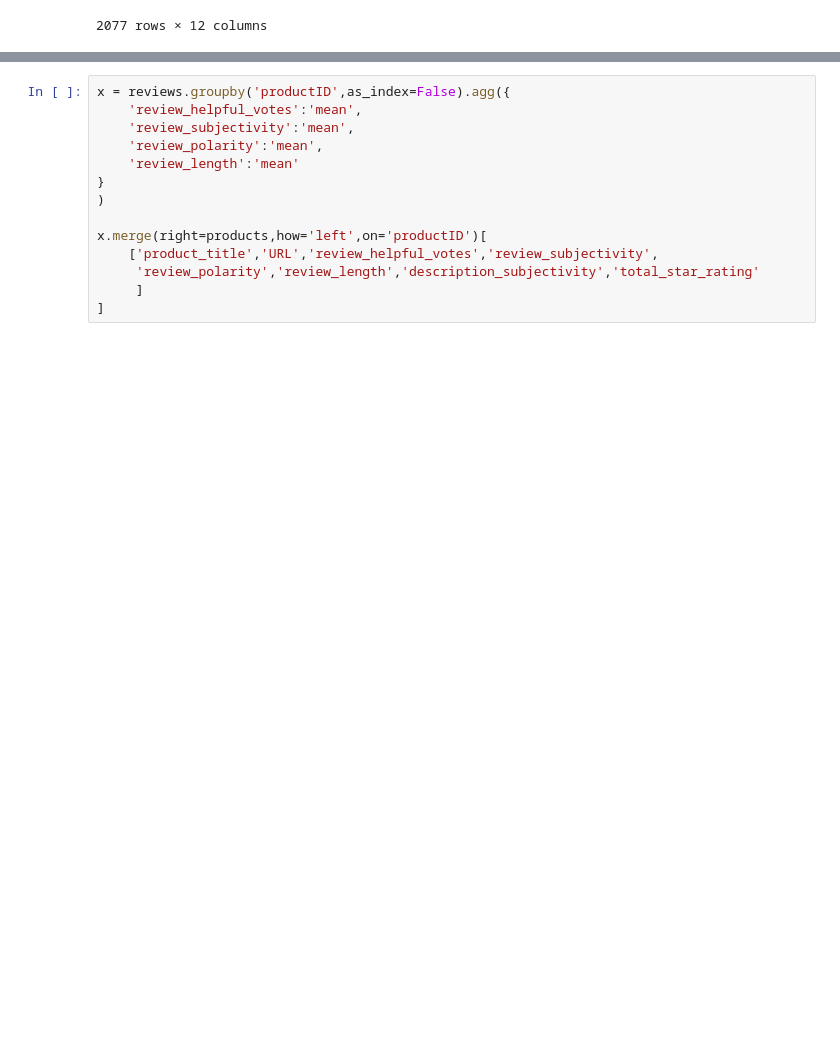
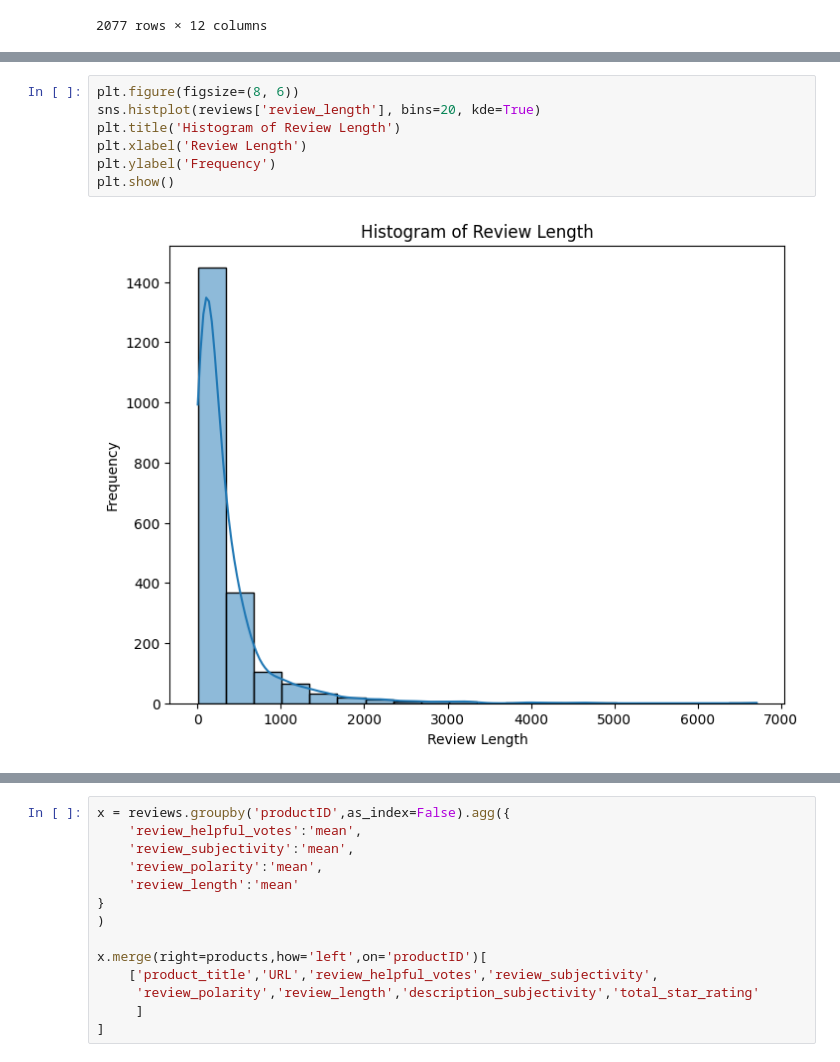
Before and after one commit to aneeshkhole/Perceived-Usefulness-of-online-customer-reviews, a Jupyter notebook: src/Amazon_Review_data_scraping.ipynb, the cells around one changed output, grey strips where cells are left out. Cells and saved outputs as stored; diff of their text form; blank space fills up the shorter version.

```diff
--- a/src/Amazon_Review_data_scraping.ipynb
+++ b/src/Amazon_Review_data_scraping.ipynb
@@ -307,0 +331,9 @@ reviews
+# %%
+plt.figure(figsize=(8, 6))
+sns.histplot(reviews['review_length'], bins=20, kde=True)
+plt.title('Histogram of Review Length')
+plt.xlabel('Review Length')
+plt.ylabel('Frequency')
+plt.show()
+# %% [output]
+[figure, added]
```
Also changed, not shown: parts of 9 cells of this notebook, 1 other file.
